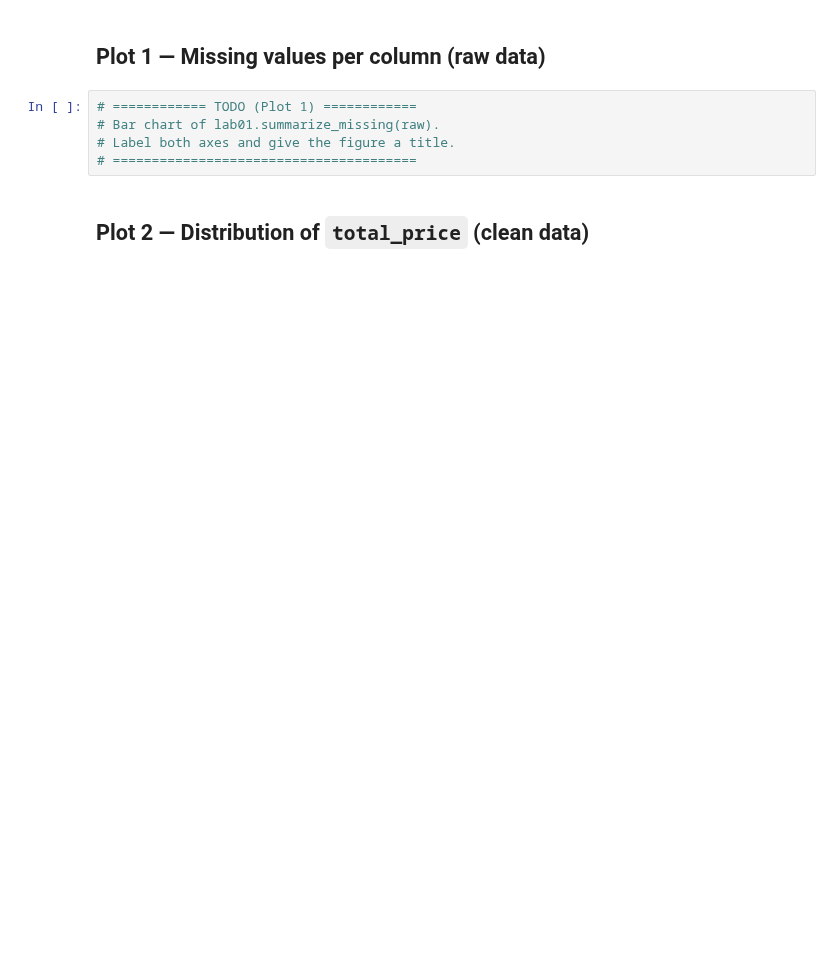
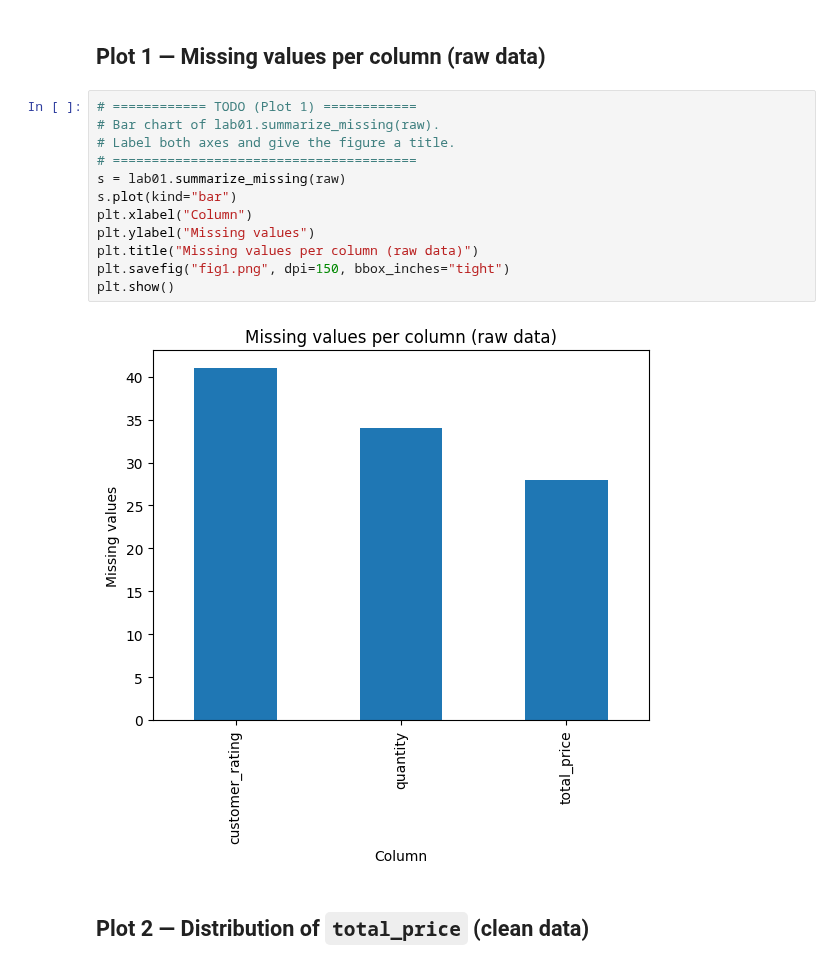
Before and after one commit to rhddnjs1974/machine-learning-project, a Jupyter notebook: lab01/notebooks/lab01_visualization.ipynb, the cells around one changed output. Cells and saved outputs as stored; diff of their text form; blank space fills up the shorter version.

```diff
--- a/lab01/notebooks/lab01_visualization.ipynb
+++ b/lab01/notebooks/lab01_visualization.ipynb
@@ -23,8 +30,17 @@ raw.head()
 # %%
 # ============ TODO (Plot 1) ============
 # Bar chart of lab01.summarize_missing(raw).
 # Label both axes and give the figure a title.
 # =======================================
+s = lab01.summarize_missing(raw)
+s.plot(kind="bar")
+plt.xlabel("Column")
+plt.ylabel("Missing values")
+plt.title("Missing values per column (raw data)")
+plt.savefig("fig1.png", dpi=150, bbox_inches="tight")
+plt.show()
+# %% [output]
+[figure, added]
 # %% [markdown]
 ## Plot 2 — Distribution of `total_price` (clean data)
 # %%
```
Also changed, not shown: parts of 3 cells of this notebook, 7 other files.
